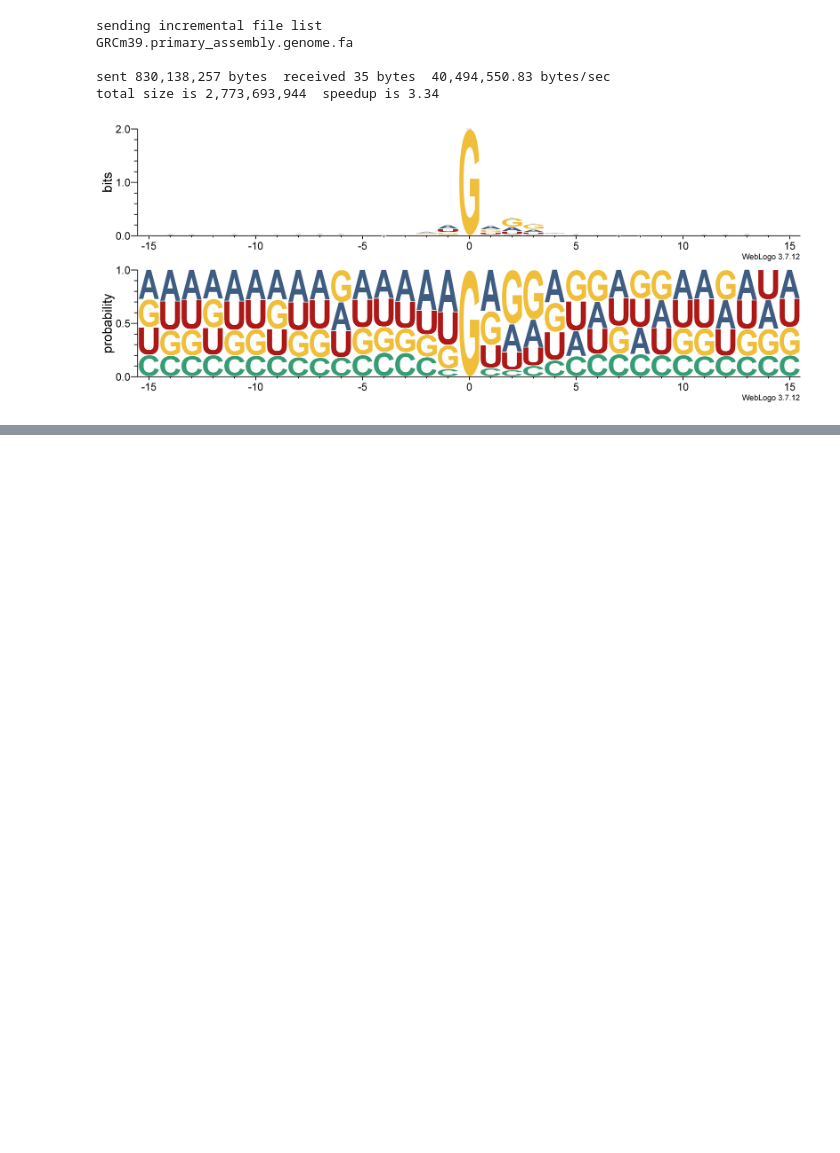
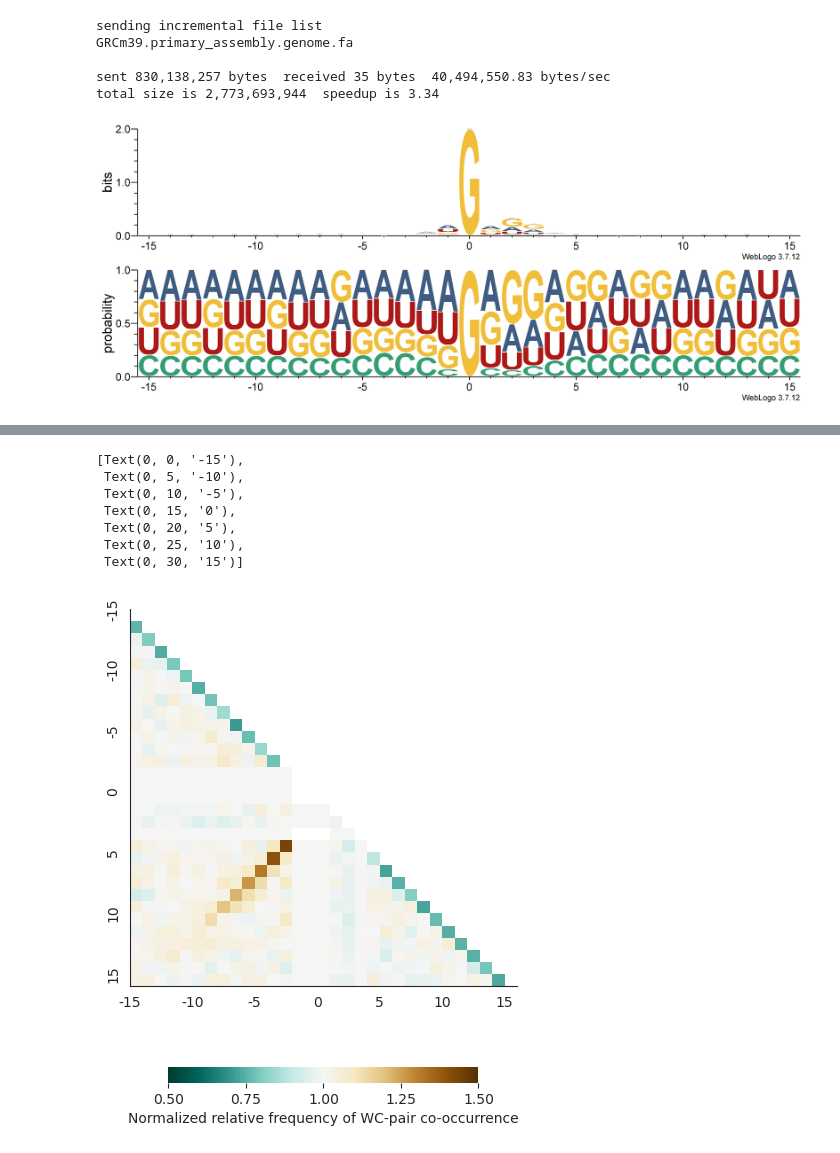
Before and after one commit to krchoihm/bioinfo1-project, a Jupyter notebook: Lin28a_binding_motif.ipynb, the cells around one changed output, grey strips where cells are left out. Cells and saved outputs as stored; diff of their text form; code cells hidden in the pictures; blank space fills up the shorter version.

Commit message:
Analyze normalized relative frequency of WC pair near Lin28a binding sites (FE1)

```diff
--- a/Lin28a_binding_motif.ipynb
+++ b/Lin28a_binding_motif.ipynb
@@ -87,0 +117,12 @@ with open('motif/CLIP-35L33G-mut-neighbor15-seq.fa') as fIn, open('motif/CLIP-35
+# %%
+def wcpair(seq):
+    pair = {'A': 'U', 'U': 'A', 'C': 'G', 'G': 'C'}
+    length = len(seq)
+    matrix = np.zeros((length, length), dtype=int)
+
+    for i in range(length):
+        for j in range(length):
+            if pair.get(seq[i]) == seq[j]:
+                matrix[i, j] = 1
+
+    return matrix
@@ -87,0 +155,46 @@ with open('motif/CLIP-35L33G-mut-neighbor15-seq.fa') as fIn, open('motif/CLIP-35
+# %%
+with open('motif/CLIP-35L33G-mut-neighbor15-seq-AAGNNG.fa', 'r') as f: # AAGNNG-type hexamer
+    lines = f.readlines()
+    wcpairMatrix = np.zeros((31, 31), dtype=int)
+    baseprobMatrix = np.zeros((31, 4), dtype=int)
+    length = 0
+
+    for line in lines:
+        if line.startswith('>'):
+            pass
+        else:
+            seq = line.strip()
+            wcpairMatrix += wcpair(seq)
+            baseprobMatrix += baseprob(seq)
+            length += 1
+
+    wcFreq = wcpairMatrix / length
+    baseFreq = baseprobMatrix / length
+    wcRandomFreq = wcprob(baseFreq)
+
+    matrix = wcFreq / wcRandomFreq
+    matrix = np.log2(matrix + 1) # add 1 to avoid log2(0)
+
+fig, ax = plt.subplots(1, 1, figsize=(5, 7))
+
+mask = np.triu(np.ones_like(matrix, dtype=bool))
+ax = sns.heatmap(matrix, mask=mask, cmap='BrBG_r', vmin=0.5, vmax=1.5, \
+                    cbar_kws={'location': 'bottom', 'ticks': [0.5, 0.75, 1, 1.25, 1.5], 'label': 'Normalized relative frequency of WC-pair co-occurrence', 'shrink': 0.8})
+
+ax.spines['left'].set_visible(True)
+ax.spines['bottom'].set_visible(True)
+
+ticks = range(-15, 16, 5)
+ax.set_xticks([i + 15 for i in ticks])  # Adjust the position to match the data range
+ax.set_yticks([i + 15 for i in ticks])  # Adjust the position to match the data range
+ax.set_xticklabels(ticks)
+ax.set_yticklabels(ticks)
+# %% [output]
+[Text(0, 0, '-15'),
+ Text(0, 5, '-10'),
+ Text(0, 10, '-5'),
+ Text(0, 15, '0'),
+ Text(0, 20, '5'),
+ Text(0, 25, '10'),
+ Text(0, 30, '15')]
+[figure, added]
```
Also changed, not shown: parts of 8 cells of this notebook.
